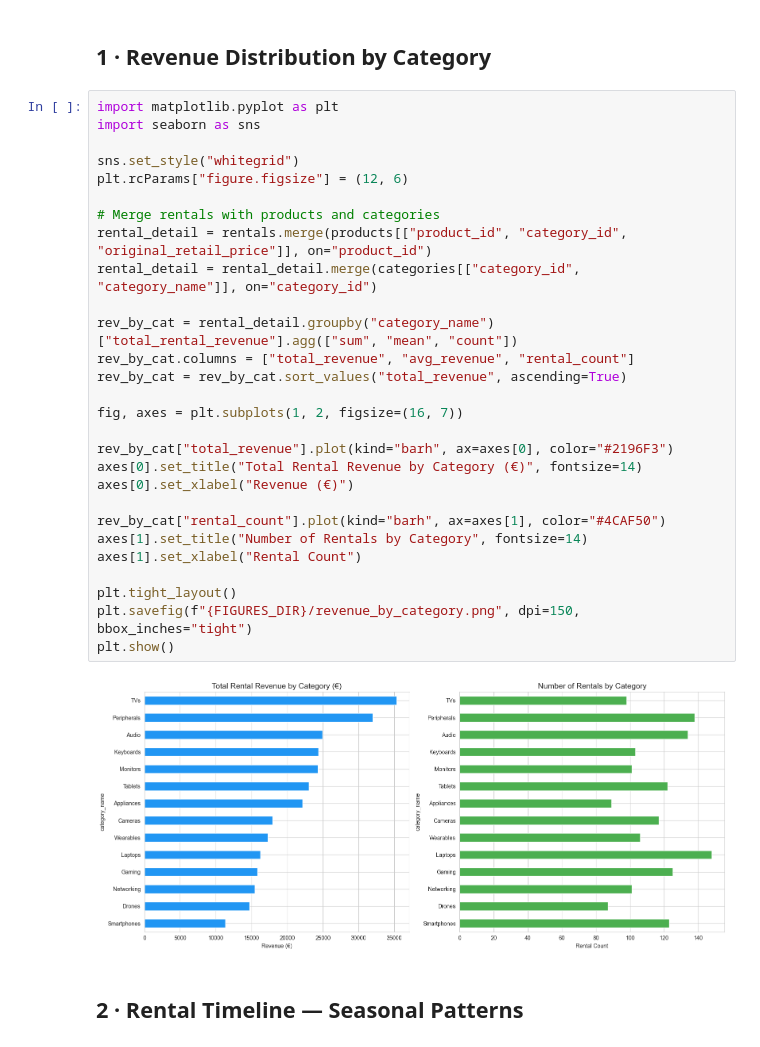
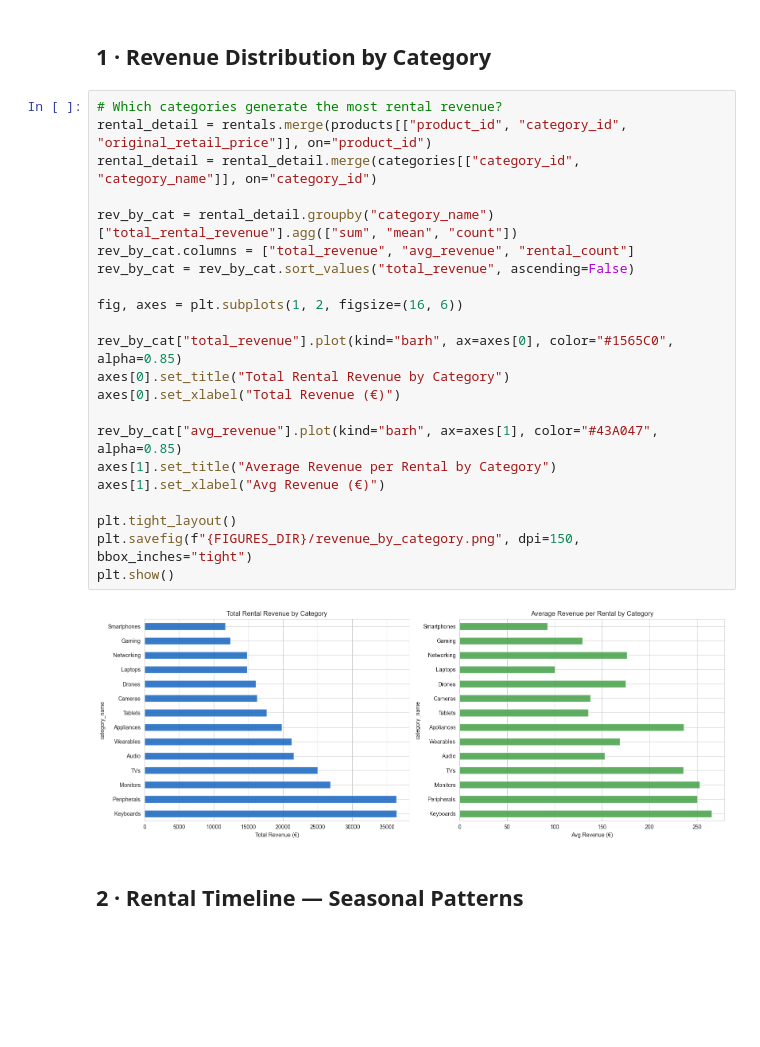
Before and after one commit to letter-b/finalproject, a Jupyter notebook: notebooks/02_eda.ipynb, the cells around one changed output. Drawn from its saved outputs; the diff is of its cells as text; blank space fills up the shorter version.

```diff
--- a/notebooks/02_eda.ipynb
+++ b/notebooks/02_eda.ipynb
@@ -70,35 +41,29 @@ Avg rentals/product: 3.9  (items wear out; late-joiners have less time)
 # %% [markdown]
 ## 1 · Revenue Distribution by Category
 # %%
-import matplotlib.pyplot as plt
-import seaborn as sns
-
-sns.set_style("whitegrid")
-plt.rcParams["figure.figsize"] = (12, 6)
-
-# Merge rentals with products and categories
+# Which categories generate the most rental revenue?
 rental_detail = rentals.merge(products[["product_id", "category_id", "original_retail_price"]], on="product_id")
 rental_detail = rental_detail.merge(categories[["category_id", "category_name"]], on="category_id")
 
 rev_by_cat = rental_detail.groupby("category_name")["total_rental_revenue"].agg(["sum", "mean", "count"])
 rev_by_cat.columns = ["total_revenue", "avg_revenue", "rental_count"]
-rev_by_cat = rev_by_cat.sort_values("total_revenue", ascending=True)
+rev_by_cat = rev_by_cat.sort_values("total_revenue", ascending=False)
 
-fig, axes = plt.subplots(1, 2, figsize=(16, 7))
+fig, axes = plt.subplots(1, 2, figsize=(16, 6))
 
-rev_by_cat["total_revenue"].plot(kind="barh", ax=axes[0], color="#2196F3")
-axes[0].set_title("Total Rental Revenue by Category (€)", fontsize=14)
-axes[0].set_xlabel("Revenue (€)")
+rev_by_cat["total_revenue"].plot(kind="barh", ax=axes[0], color="#1565C0", alpha=0.85)
+axes[0].set_title("Total Rental Revenue by Category")
+axes[0].set_xlabel("Total Revenue (€)")
 
-rev_by_cat["rental_count"].plot(kind="barh", ax=axes[1], color="#4CAF50")
-axes[1].set_title("Number of Rentals by Category", fontsize=14)
-axes[1].set_xlabel("Rental Count")
+rev_by_cat["avg_revenue"].plot(kind="barh", ax=axes[1], color="#43A047", alpha=0.85)
+axes[1].set_title("Average Revenue per Rental by Category")
+axes[1].set_xlabel("Avg Revenue (€)")
 
 plt.tight_layout()
 plt.savefig(f"{FIGURES_DIR}/revenue_by_category.png", dpi=150, bbox_inches="tight")
 plt.show()
 # %% [output]
-[figure, old version]
+[figure, new version]
 # %% [markdown]
 ## 2 · Rental Timeline — Seasonal Patterns
 # %%
```
Also changed, not shown: parts of 22 cells of this notebook, 25 other files.
